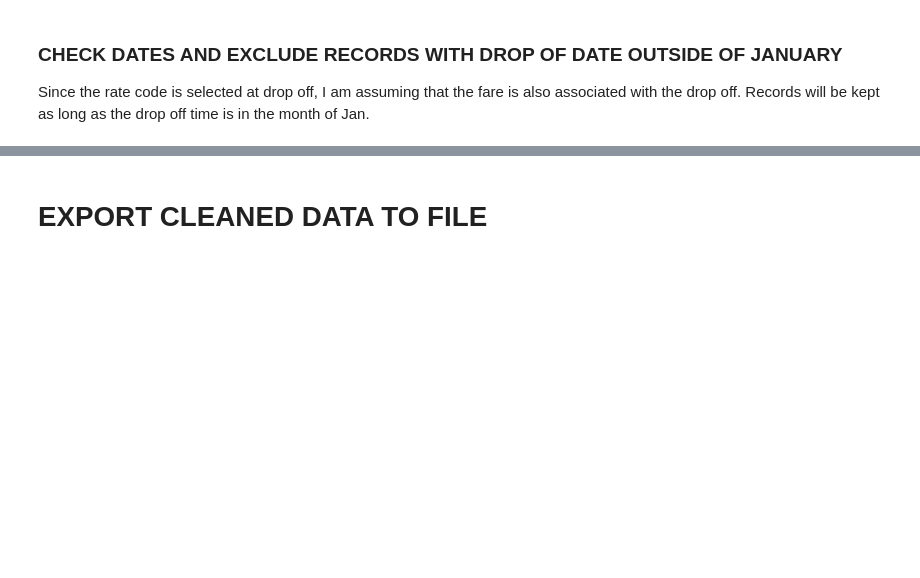
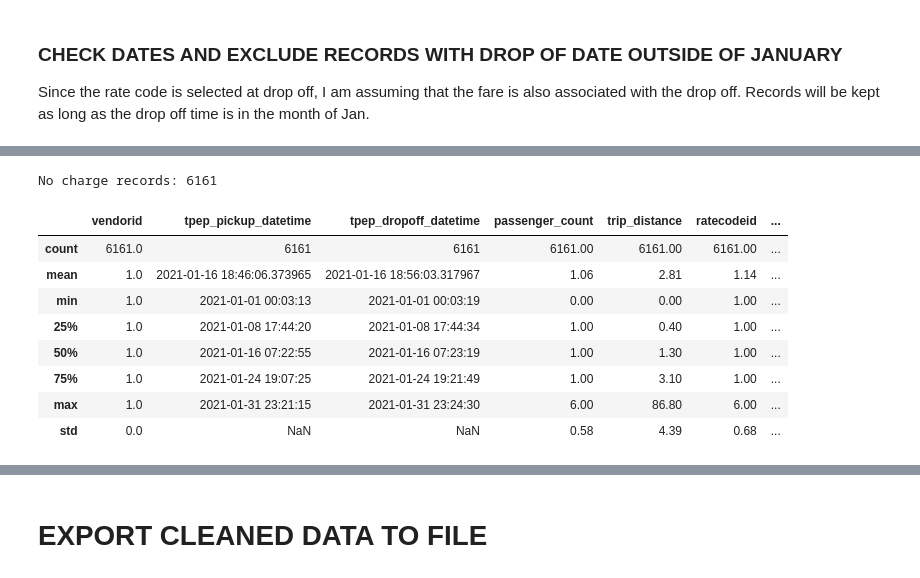
Before and after one commit to inner-outer-space/de-zoomcamp-2024, a Jupyter notebook: week_1_basics_n_setup/docker_sql/data-clean.ipynb, the cells around one changed output, grey strips where cells are left out. Drawn from its saved outputs; the diff is of its cells as text; code cells hidden in the pictures; blank space fills up the shorter version.

```diff
--- a/week_1_basics_n_setup/docker_sql/data-clean.ipynb
+++ b/week_1_basics_n_setup/docker_sql/data-clean.ipynb
@@ -504,0 +681,15 @@ print(1369769- taxi_df_clean.shape[0])
+# %%
+no_charge = taxi_df_clean[taxi_df_clean['payment_type'] == 3]
+print(f'No charge records: {no_charge.shape[0]}')
+no_charge.describe().round(2)
+# %% [output]
+No charge records: 6161
+|  | vendorid | tpep_pickup_datetime | tpep_dropoff_datetime | passenger_count | trip_distance | ratecodeid | ... |
+| count | 6161.0 | 6161 | 6161 | 6161.00 | 6161.00 | 6161.00 | ... |
+| mean | 1.0 | 2021-01-16 18:46:06.373965 | 2021-01-16 18:56:03.317967 | 1.06 | 2.81 | 1.14 | ... |
+| min | 1.0 | 2021-01-01 00:03:13 | 2021-01-01 00:03:19 | 0.00 | 0.00 | 1.00 | ... |
+| 25% | 1.0 | 2021-01-08 17:44:20 | 2021-01-08 17:44:34 | 1.00 | 0.40 | 1.00 | ... |
+| 50% | 1.0 | 2021-01-16 07:22:55 | 2021-01-16 07:23:19 | 1.00 | 1.30 | 1.00 | ... |
+| 75% | 1.0 | 2021-01-24 19:07:25 | 2021-01-24 19:21:49 | 1.00 | 3.10 | 1.00 | ... |
+| max | 1.0 | 2021-01-31 23:21:15 | 2021-01-31 23:24:30 | 6.00 | 86.80 | 6.00 | ... |
+| std | 0.0 | NaN | NaN | 0.58 | 4.39 | 0.68 | ... |
```
Also changed, not shown: parts of 43 cells of this notebook, 2 other files.
